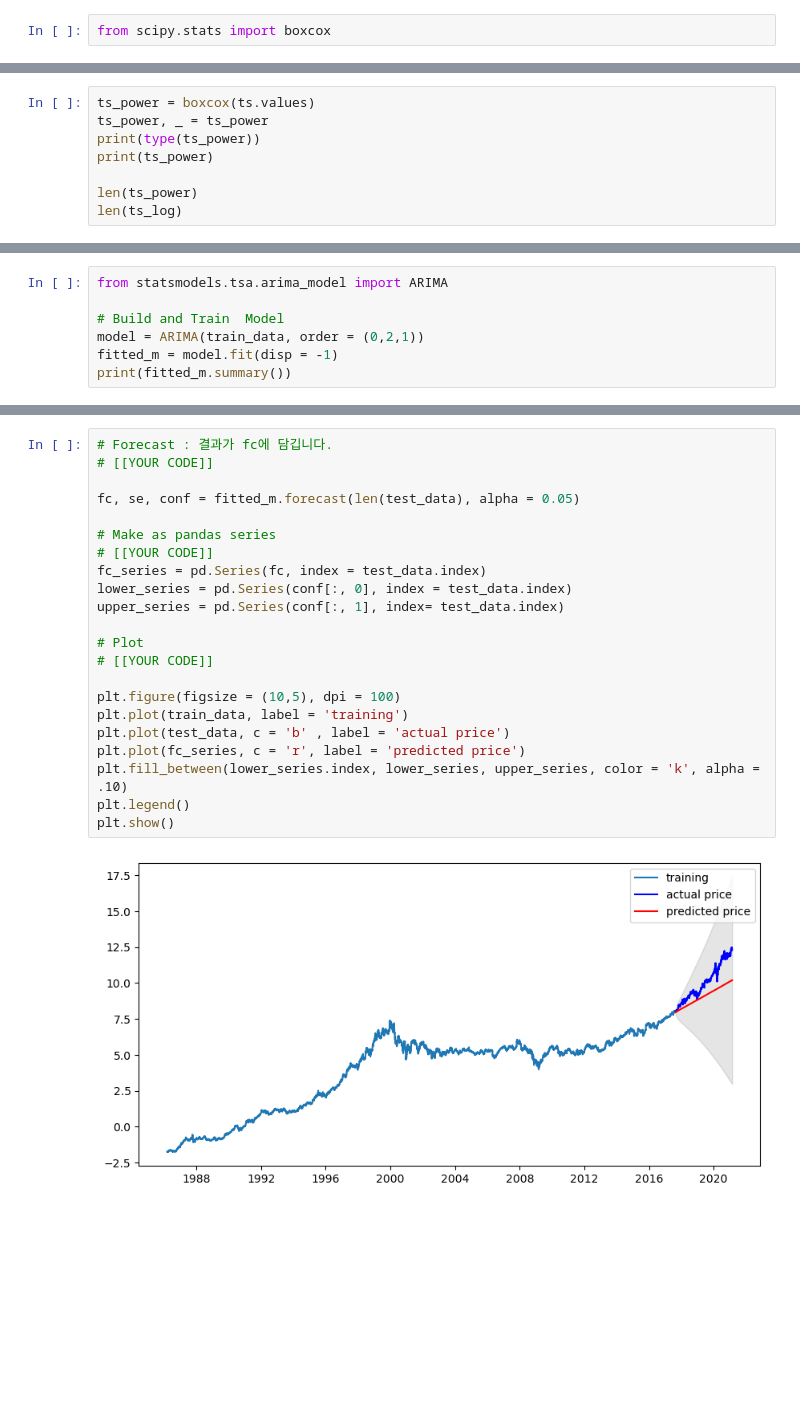
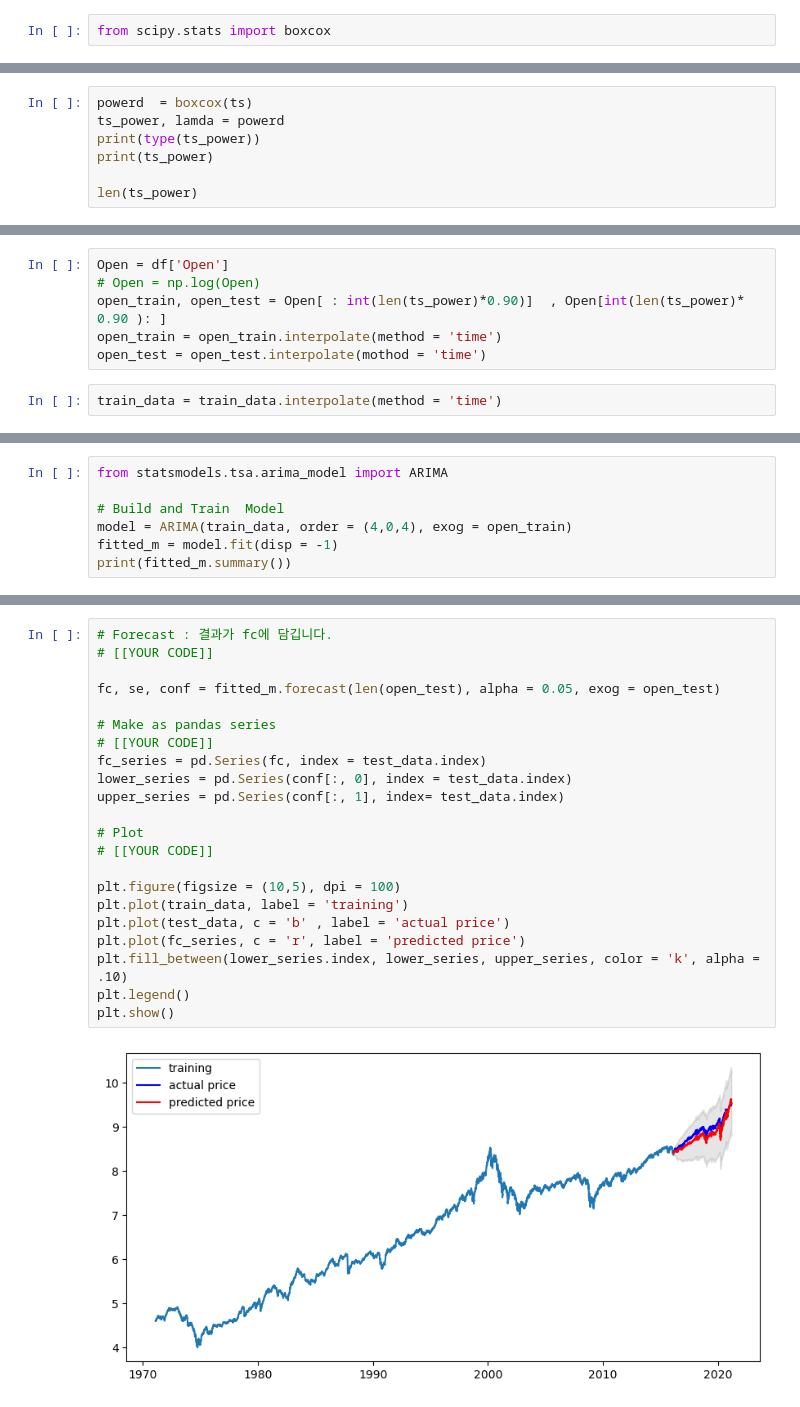
Before and after one commit to hayaseleu/SSAC_classifications, a Jupyter notebook: E-13 forecasting with arima/E13_Time_series_report.ipynb, the cells around one changed output, grey strips where cells are left out. Drawn from its saved outputs; the diff is of its cells as text; blank space fills up the shorter version.

```diff
--- a/E-13 forecasting with arima/E13_Time_series_report.ipynb
+++ b/E-13 forecasting with arima/E13_Time_series_report.ipynb
@@ -839,10 +1229,9 @@ array([9.72220000e-02, 1.00694000e-01, 1.02431000e-01, ...,
 # %%
-ts_power = boxcox(ts.values)
-ts_power, _ = ts_power
+powerd  = boxcox(ts)
+ts_power, lamda = powerd
 print(type(ts_power))
 print(ts_power)
 
 len(ts_power)
-len(ts_log)
 # %% [output]
 <class 'numpy.ndarray'>
@@ -968,0 +1292,8 @@ ARIMA 모델 빌드와 훈련
+# %%
+Open = df['Open']
+# Open = np.log(Open)
+open_train, open_test = Open[ : int(len(ts_power)*0.90)]  , Open[int(len(ts_power)* 0.90 ): ]
+open_train = open_train.interpolate(method = 'time')
+open_test = open_test.interpolate(mothod = 'time')
+# %%
+train_data = train_data.interpolate(method = 'time')
@@ -970,7 +1305,7 @@ ARIMA 모델 빌드와 훈련
 from statsmodels.tsa.arima_model import ARIMA
 
 # Build and Train  Model
-model = ARIMA(train_data, order = (0,2,1))
+model = ARIMA(train_data, order = (4,0,4), exog = open_train)
 fitted_m = model.fit(disp = -1)
 print(fitted_m.summary())
 # %% [output]
@@ -1015,27 +1347,27 @@ MA.1            1.0039           +0.0000j            1.0039            0.0000
 # %%
 # Forecast : 결과가 fc에 담깁니다.
 # [[YOUR CODE]]
 
-fc, se, conf = fitted_m.forecast(len(test_data), alpha = 0.05)
+fc, se, conf = fitted_m.forecast(len(open_test), alpha = 0.05, exog = open_test)
 
 # Make as pandas series
 # [[YOUR CODE]]
 fc_series = pd.Series(fc, index = test_data.index)
 lower_series = pd.Series(conf[:, 0], index = test_data.index)
 upper_series = pd.Series(conf[:, 1], index= test_data.index)
 
 # Plot
 # [[YOUR CODE]]
 
 plt.figure(figsize = (10,5), dpi = 100)
 plt.plot(train_data, label = 'training')
 plt.plot(test_data, c = 'b' , label = 'actual price')
 plt.plot(fc_series, c = 'r', label = 'predicted price')
 plt.fill_between(lower_series.index, lower_series, upper_series, color = 'k', alpha = .10)
 plt.legend()
 plt.show()
 # %% [output]
-[figure, old version]
+[figure, new version]
 # %%
 from sklearn.metrics import mean_squared_error, mean_absolute_error
 import math
```
Also changed, not shown: parts of 116 cells of this notebook.
